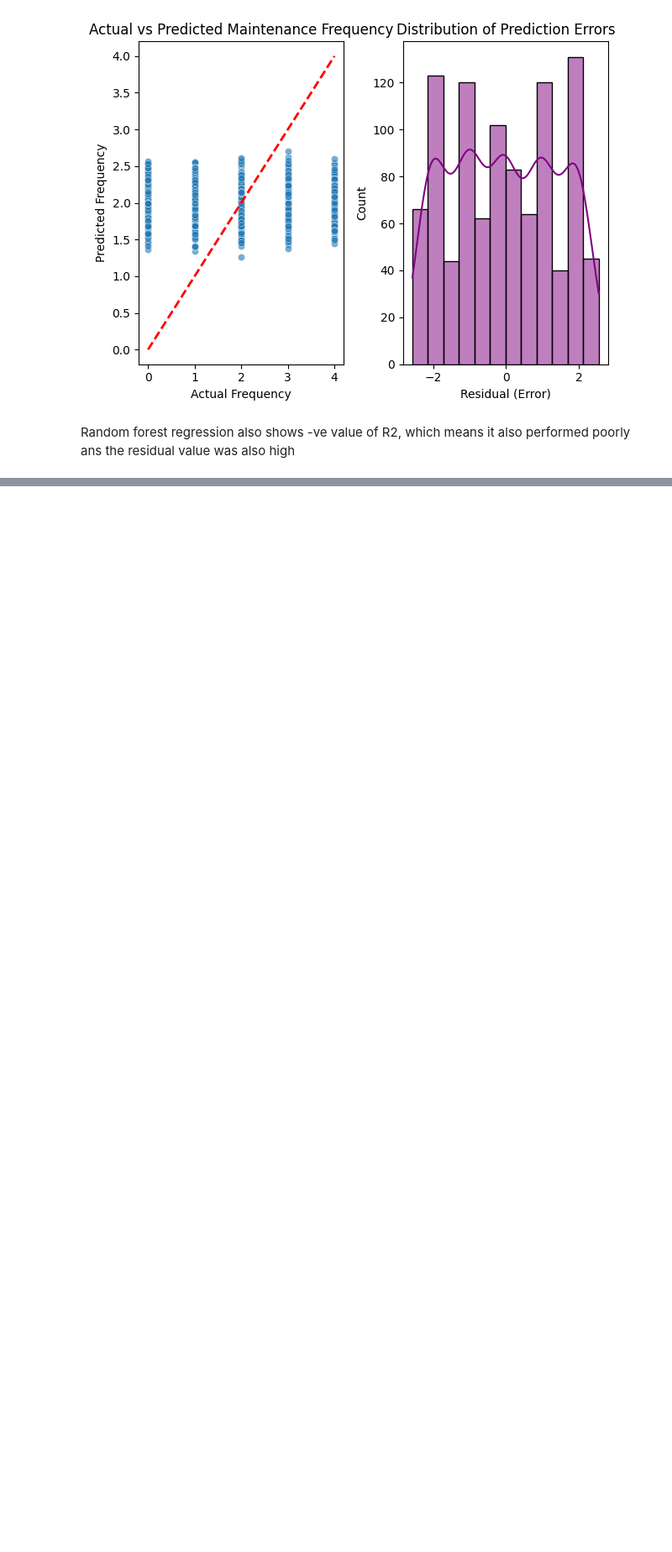
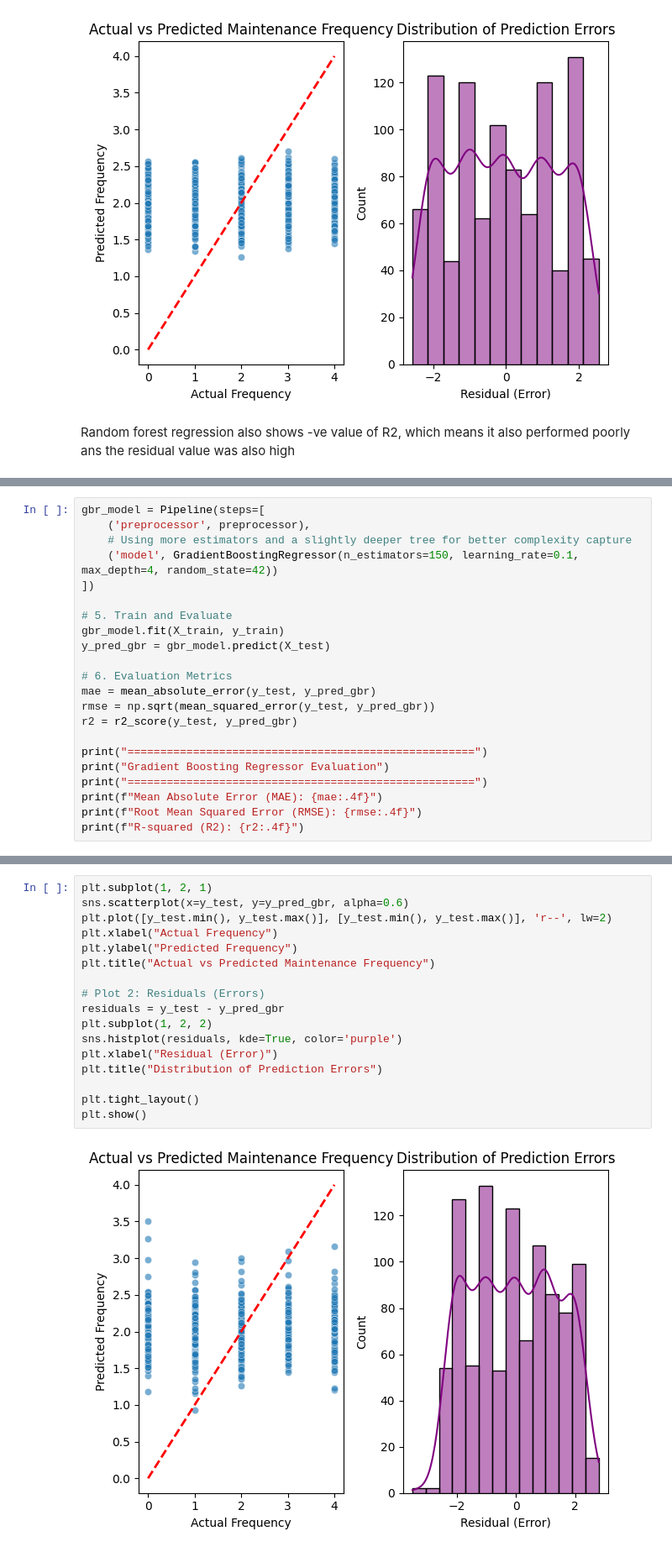
Before and after one commit to muhammadsiddique99/ENGG680_2025_Fall, a Jupyter notebook: Final_Project_G15/Road_Maintenence_Prediction.ipynb, the cells around one changed output, grey strips where cells are left out. Shown: that part at 84% size. Cells and saved outputs as stored; diff of their text form; blank space fills up the shorter version.

Commit message:
Using Gradient Boosting Regression to predict the maintenance frequency

```diff
--- a/Final_Project_G15/Road_Maintenence_Prediction.ipynb
+++ b/Final_Project_G15/Road_Maintenence_Prediction.ipynb
@@ -209,0 +212,22 @@ Random forest regression also shows -ve value of R2, which means it also perform
+# %%
+gbr_model = Pipeline(steps=[
+    ('preprocessor', preprocessor),
+    # Using more estimators and a slightly deeper tree for better complexity capture
+    ('model', GradientBoostingRegressor(n_estimators=150, learning_rate=0.1, max_depth=4, random_state=42))
+])
+
+# 5. Train and Evaluate
+gbr_model.fit(X_train, y_train)
+y_pred_gbr = gbr_model.predict(X_test)
+
+# 6. Evaluation Metrics
+mae = mean_absolute_error(y_test, y_pred_gbr)
+rmse = np.sqrt(mean_squared_error(y_test, y_pred_gbr))
+r2 = r2_score(y_test, y_pred_gbr)
+
+print("=====================================================")
+print("Gradient Boosting Regressor Evaluation")
+print("=====================================================")
+print(f"Mean Absolute Error (MAE): {mae:.4f}")
+print(f"Root Mean Squared Error (RMSE): {rmse:.4f}")
+print(f"R-squared (R2): {r2:.4f}")
@@ -209,0 +241,19 @@ Random forest regression also shows -ve value of R2, which means it also perform
+# %%
+plt.subplot(1, 2, 1)
+sns.scatterplot(x=y_test, y=y_pred_gbr, alpha=0.6)
+plt.plot([y_test.min(), y_test.max()], [y_test.min(), y_test.max()], 'r--', lw=2)
+plt.xlabel("Actual Frequency")
+plt.ylabel("Predicted Frequency")
+plt.title("Actual vs Predicted Maintenance Frequency")
+
+# Plot 2: Residuals (Errors)
+residuals = y_test - y_pred_gbr
+plt.subplot(1, 2, 2)
+sns.histplot(residuals, kde=True, color='purple')
+plt.xlabel("Residual (Error)")
+plt.title("Distribution of Prediction Errors")
+
+plt.tight_layout()
+plt.show()
+# %% [output]
+[figure, added]
```
Also changed, not shown: parts of 3 cells of this notebook.
